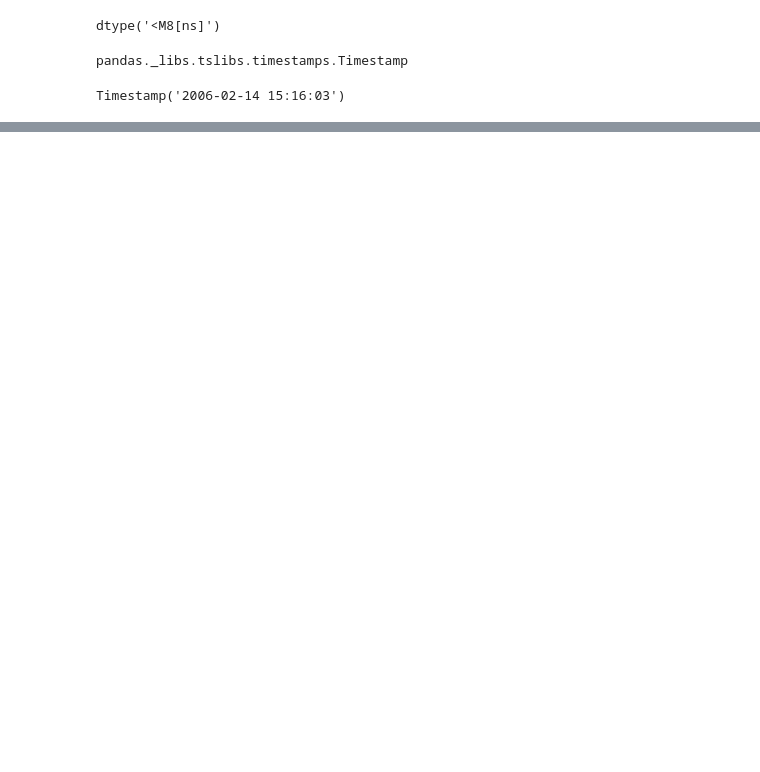
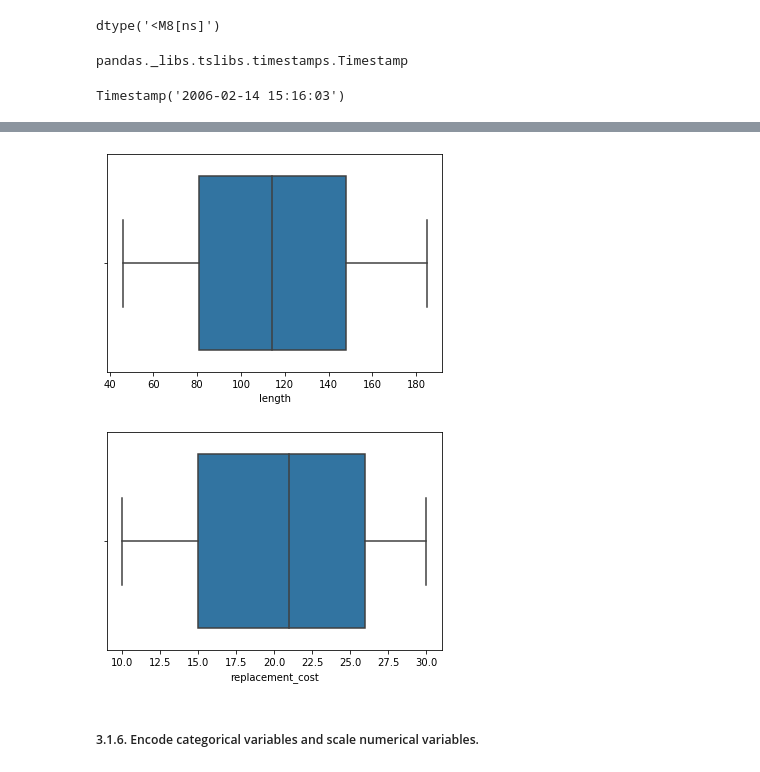
Before and after one commit to sabinagio/lab-predictions-logistic-regression, a Jupyter notebook: lab-predictions-logistic.ipynb, the cells around one changed output, grey strips where cells are left out. Saved outputs shown, nothing was run; the diff lists cells and outputs as text; code cells hidden in the pictures; blank space fills up the shorter version.

```diff
--- a/lab-predictions-logistic.ipynb
+++ b/lab-predictions-logistic.ipynb
@@ -170,0 +297,11 @@ data.tail()
+# %%
+# Extract the continuous numerical data and plot it
+for column in num.columns:
+    if len(data[column].unique()) > 10:
+        sns.boxplot(x=column, data=data)
+        plt.show()
+# %% [output]
+[figure, added]
+[figure, added]
+# %% [markdown]
+##### 3.1.6. Encode categorical variables and scale numerical variables.
```
Also changed, not shown: parts of 47 cells of this notebook.
